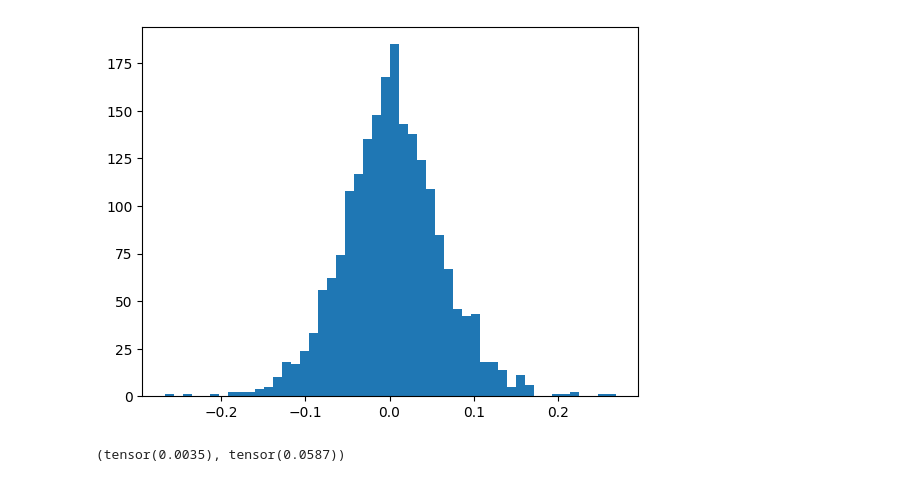
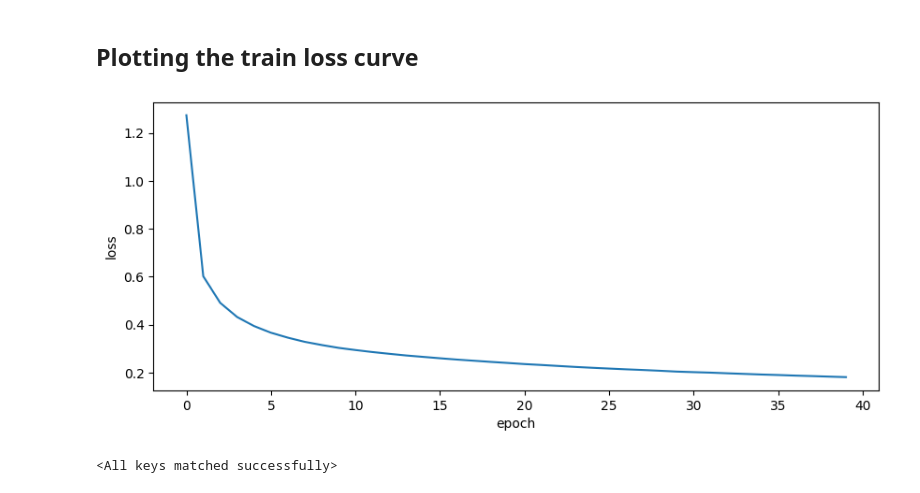
Before and after one commit to AtiqurRahmanAni/ml-algos, a Jupyter notebook: Autoencoder/autoencoder_basic.ipynb, the cells around one changed output. Drawn from its saved outputs; the diff is of its cells as text; code cells hidden in the pictures.

```diff
--- a/Autoencoder/autoencoder_basic.ipynb
+++ b/Autoencoder/autoencoder_basic.ipynb
@@ -113,35 +65,38 @@ class AutoEncoder(nn.Module):
 # %%
 model = AutoEncoder().to(DEVICE)
 # %%
-NUM_EPOCH = 20
+NUM_EPOCH = 40
 LEARNING_RATE = 1e-4
 
 criterion = nn.MSELoss()
 optimizer = optim.Adam(model.parameters(), lr=LEARNING_RATE, weight_decay=1e-5)
 # %%
 min_loss = float('inf')
+train_loss = []
 
 for epoch in range(NUM_EPOCH):
 
-    mean_loss = []
+    total_loss = 0
 
     for img, _ in tqdm(train_loader, desc=f'Epoch {epoch + 1}'):
         img = img.view(-1, 1 * 28 * 28).to(DEVICE)
-        out = model(img + torch.randn_like(img) * 0.1)
+        out, latent = model(img)
 
         loss = criterion(out, img)
 
-        mean_loss.append(loss.item())
+        total_loss += loss.item()
 
         optimizer.zero_grad()
         loss.backward()
         optimizer.step()
 
-    mean_loss = sum(mean_loss) / len(mean_loss)
+    epoch_loss = total_loss / BATCH_SIZE
+    train_loss.append(epoch_loss)
 
-    print(f'Mean loss: {mean_loss}')
+    print(f'Epoch: {epoch + 1} | Loss: {epoch_loss:.4f}')
 
-    if mean_loss < min_loss:
+    if epoch_loss < min_loss:
         torch.save(model.state_dict(), "./best_model.pth")
-        min_loss = mean_loss
+        torch.save(optimizer.state_dict(), "./optimizer_state.pth")
+        min_loss = epoch_loss
 # %% [output]
@@ -161,7 +116,18 @@ Mean loss: 0.01147067799334174
+# %% [markdown]
+## Plotting the train loss curve
+# %%
+plt.figure(figsize=(10, 4))
+plt.plot(train_loss)
+plt.xlabel("epoch")
+plt.ylabel("loss")
+plt.show()
+# %% [output]
+[figure, added]
 # %%
-best_model = AutoEncoder()
-best_model.load_state_dict(torch.load("./best_model.pth", weights_only=True))
-best_model = best_model.to(DEVICE)
+best_model = AutoEncoder().to(DEVICE)
+best_model.load_state_dict(torch.load("./best_model.pth", weights_only=True, map_location=DEVICE))
+# %% [output]
+<All keys matched successfully>
 # %%
 best_model.eval()
 
@@ -179,14 +144,6 @@ with torch.no_grad():
                 save_image(true_img.view(1, 28, 28).cpu(), f'./generated_images/{i}_original.png')
 
             i += 1
-# %%
-latent_space_weights = best_model.encoder_layer3.weight.detach().flatten()
-plt.hist(latent_space_weights.tolist(), bins=50)
-plt.show()
-torch.mean(latent_space_weights), torch.std(latent_space_weights)
-# %% [output]
-[figure, removed]
-(tensor(0.0035), tensor(0.0587))
 # %%
 latent_vectors = []
 labels = []
```
Also changed, not shown: parts of 10 cells of this notebook, 3 other files.
